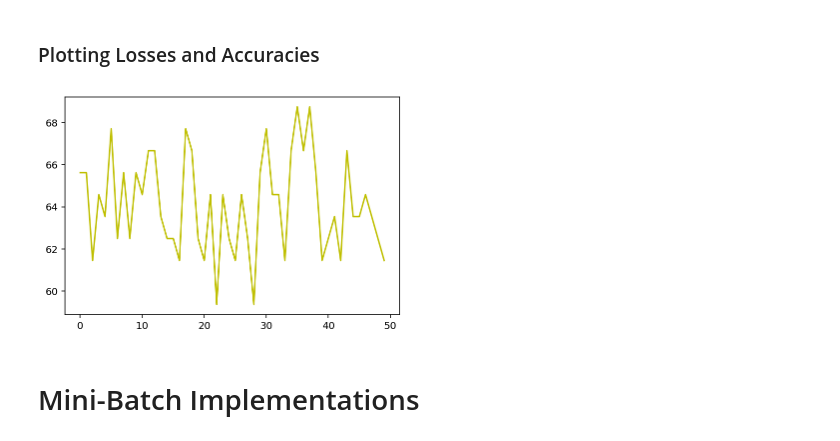
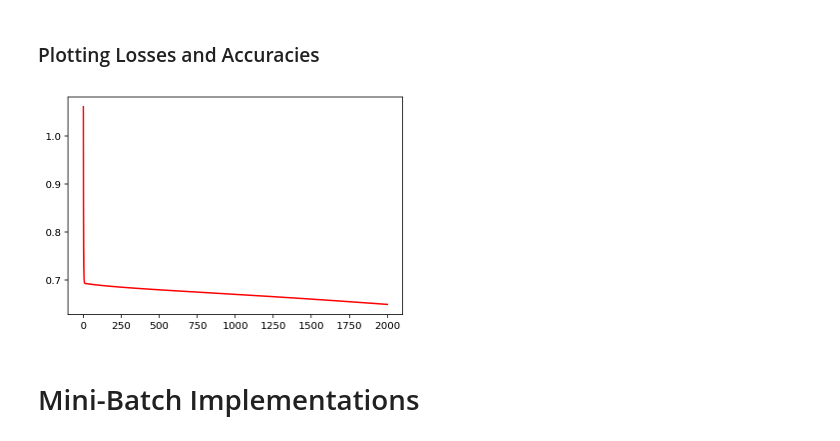
Before and after one commit to akshaykulkarni07/deep_learning_models, a Jupyter notebook: deepnn.ipynb, the cells around one changed output. Cells and saved outputs as stored; diff of their text form; code cells hidden in the pictures.

```diff
--- a/deepnn.ipynb
+++ b/deepnn.ipynb
@@ -18,7 +18,7 @@ import helper
 # %% [markdown]
 # Batch Implementation and Binary Classification
 # %%
-data_dir = '/home/akshay/Projects/flowers_dataset/train'
+data_dir = '/home/ivlabs/users/akshay/flowers/train'
 batch_size = 1024
 tf = transforms.Compose([transforms.Resize((255, 255)),
                          transforms.ToTensor(),
@@ -28,7 +28,7 @@ train_dataset = datasets.ImageFolder(data_dir, transform = tf)
 
 train_loader = torch.utils.data.DataLoader(train_dataset, batch_size = batch_size, shuffle = True, drop_last = True)
 
-data_dir = '/home/akshay/Projects/flowers_dataset/test'
+data_dir = '/home/ivlabs/users/akshay/flowers/test'
 
 test_dataset = datasets.ImageFolder(data_dir, transform = tf)
 
@@ -54,7 +54,7 @@ torch.Size([256])
 layers = 3
 # no. of nodes in each layer in a list including input and output layers
 num_nodes = [images.shape[0], 512, 1]
-num_epochs = 5
+num_epochs = 2000
 
 # initializing weights according to no. of layers and no. of nodes
 assert(layers == len(num_nodes))
@@ -172,6 +172,8 @@ for j in range(num_epochs):
             b[var_name] = b[var_name].cuda()
             vdw[var_name] = vdw[var_name].cuda()
             vdb[var_name] = vdb[var_name].cuda()
+            sdw[var_name] = sdw[var_name].cuda()
+            sdb[var_name] = sdb[var_name].cuda()
 
         images, labels = images.cuda(), labels.cuda()
 
@@ -186,7 +188,7 @@ for j in range(num_epochs):
     mismatch = torch.sum(torch.eq(pred, labels.byte()))
     train_acc = mismatch.item()
 
-    update_weights(algo = 'rmsprop', learning_rate = 0.01, beta2 = 0.999, epsilon = 1e-8)
+    update_weights(algo = 'rmsprop', learning_rate = 1e-5, beta2 = 0.999, epsilon = 1e-8)
 
     train_acc /= (len(train_loader) * batch_size)
     train_acc_list.append(train_acc * 100)
@@ -222,5 +224,6 @@ for j in range(num_epochs):
     val_acc /= (len(test_loader) * 32)
     val_acc_list.append(val_acc * 100)
 
+    clear_output(wait = True)
     print(f'Epoch : [{j} / {num_epochs}] | TL : {train_loss} | TA : {train_acc * 100} | VL : {val_loss} | VA : {val_acc * 100}')
 # %% [output]
@@ -273,37 +276,37 @@ with open('train_acc_list_deepnn.csv', 'r') as f:
     reader = csv.reader(f)
     train_acc_list2 = list(reader)
 
 train_acc_list = list()
 for i in train_acc_list2:
     for j in i:
         train_acc_list.append(float(j))
 
 with open('val_loss_list_deepnn.csv', 'r') as f:
     reader = csv.reader(f)
     val_loss_list2 = list(reader)
 
 val_loss_list = list()
 for i in val_loss_list2:
     for j in i:
         val_loss_list.append(float(j))
 
 with open('val_acc_list_deepnn.csv', 'r') as f:
     reader = csv.reader(f)
     val_acc_list2 = list(reader)
 
 val_acc_list = list()
 for i in val_acc_list2:
     for j in i:
         val_acc_list.append(float(j))
 
-iterations = np.arange(0, 50, 1)
-# plt.plot(iterations, train_loss_list, 'r')
+iterations = np.arange(0, 2000, 1)
+plt.plot(iterations, train_loss_list, 'r')
 # plt.plot(iterations, train_acc_list, 'g')
 # plt.plot(iterations, val_loss_list, 'b')
-plt.plot(iterations, val_acc_list, 'y')
+# plt.plot(iterations, val_acc_list, 'y')
 plt.show()
 # %% [output]
-[figure, old version]
+[figure, new version]
 # %% [markdown]
 # Mini-Batch Implementations
 # %%
```
Also changed, not shown: parts of 6 cells of this notebook.
